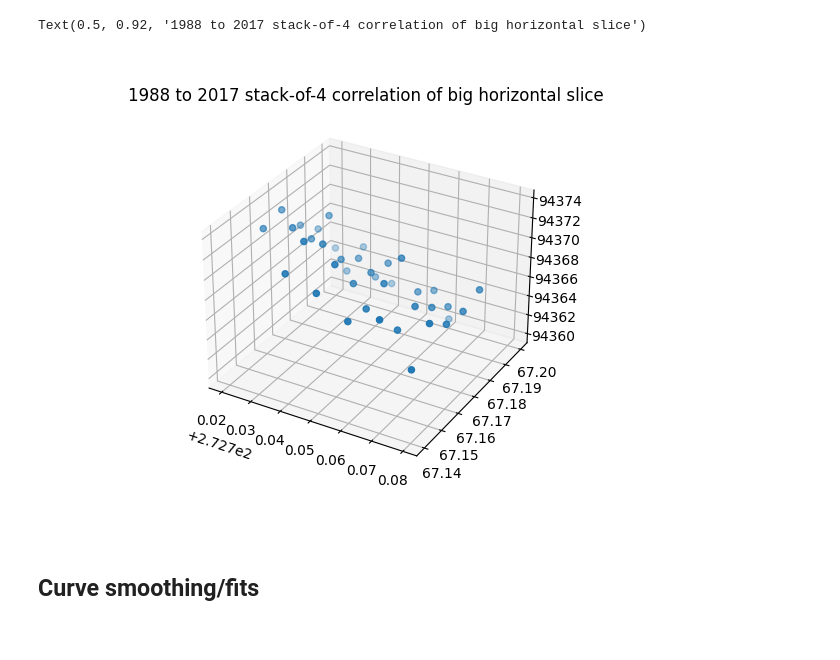
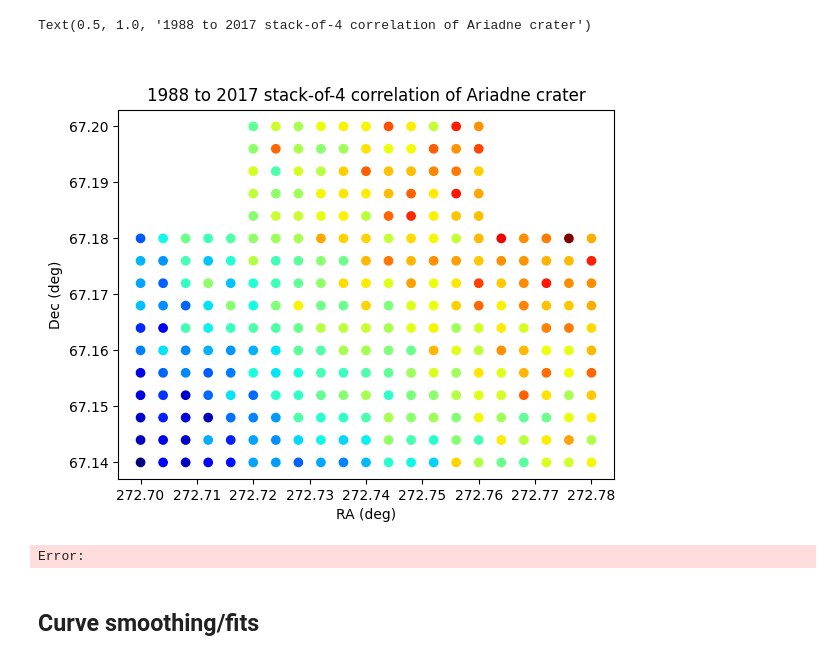
Before and after one commit to thandal/venera, a Jupyter notebook: rotation_period_comparison.ipynb, the cells around one changed output. Drawn from its saved outputs; the diff is of its cells as text; code cells hidden in the pictures.

```diff
--- a/rotation_period_comparison.ipynb
+++ b/rotation_period_comparison.ipynb
@@ -222,22 +241,9 @@ if 0:  # Visualization, and play around with misalignment
 import scipy
 
 if 1:  # Reset
-    ROT = []
-    RA = []
-    DEC = []
     SCORE = []
 
 for i in tqdm(range(len(ROT), len(FILENAMES2))):
-    filename = FILENAMES1[i]
-    substring_i = filename.find("rot_") + 4
-    rot = float(filename[substring_i:].split(' ')[0])
-    ROT.append(rot)
-    substring_i = filename.find("ra_") + 3
-    ra = float(filename[substring_i:].split('_')[0])
-    RA.append(ra)
-    substring_i = filename.find("dec_") + 4
-    dec = float(filename[substring_i:].split('_')[0])
-    DEC.append(dec)
 
     patch1 = IMAGES1[i][rs:re, cs:ce]
     patch2 = IMAGES2[i][(rs + dr):(re + dr), (cs + dc):(ce + dc)]
@@ -256,7 +262,7 @@ for i in tqdm(range(len(ROT), len(FILENAMES2))):
         patch2 = patch2.reshape(HEIGHT, SCALE, WIDTH, SCALE)
         patch2 = patch2.mean((1, 3))
     if 1:  # Blur horizontally
-        SIZE = 32
+        SIZE = 64
         x, y = np.mgrid[-SIZE:SIZE+1, -SIZE:SIZE+1]
         g = np.exp(-(x**2 + y**2) / SIZE)
         patch1 = scipy.signal.convolve(patch1, g, mode='valid')
@@ -265,42 +271,47 @@ for i in tqdm(range(len(ROT), len(FILENAMES2))):
     score = np.sum(patch1 * patch2)
     SCORE.append(score)
 # %%
-%matplotlib widget
-from matplotlib import cm
+#%matplotlib widget
 
 ROTa = np.array(ROT)
 RAa = np.array(RA)
 DECa = np.array(DEC)
 SCOREa = np.array(SCORE)
 
 #IPSa -= IPSa.min()
 #IPSa /= IPSa.max()
 
 #pl.plot(ROTa, SCOREa, '.')
 #pl.xlabel("Venus rotational period (days)")
 
 #pl.plot(RAa, SCOREa, '.')
 #pl.xlabel("Venus North Pole right ascension (degrees)")
 
 #pl.plot(DECa, SCOREa, '.')
 #pl.xlabel("Venus North Pole declination (degrees)")
 
-#RAa = RAa.reshape((5, 5))
-#DECa = DECa.reshape((5, 5))
-#SCOREa = SCOREa.reshape((5, 5))
+#RAa = RAa.reshape((11, 11))
+#DECa = DECa.reshape((11, 11))
+#SCOREa = SCOREa.reshape((11, 11))
 
 fig = pl.figure()
-ax = fig.add_subplot(projection='3d')
-ax.scatter(RAa, DECa, SCOREa)
+ax = fig.add_subplot()
+#ax = fig.add_subplot(projection='3d')
+#ax.scatter(RAa, DECa, SCOREa, c=SCOREa, cmap='jet')
+ax.scatter(RAa, DECa, c=SCOREa, cmap='jet')
+ax.set_xlabel('RA (deg)')
+ax.set_ylabel('Dec (deg)')
+#ax.set_zlabel('Correlation (raw)')
 #ax.plot_surface(RAa, DECa, SCOREa, cmap=cm.coolwarm)
 
 #pl.title(f"1988 to 2017 single-observation correlation of {patch_name}")
 pl.title(f"{YEAR1} to {YEAR2} stack-of-4 correlation of {patch_name}")
 #pl.grid()
 #pl.show()
 # %% [output]
-Text(0.5, 0.92, '1988 to 2017 stack-of-4 correlation of big horizontal slice')
+Text(0.5, 1.0, '1988 to 2017 stack-of-4 correlation of Ariadne crater')
-[figure, old version]
+[figure, new version]
+Error:
 # %% [markdown]
 ## Curve smoothing/fits
 # %%
```
Also changed, not shown: parts of 3 cells of this notebook.
